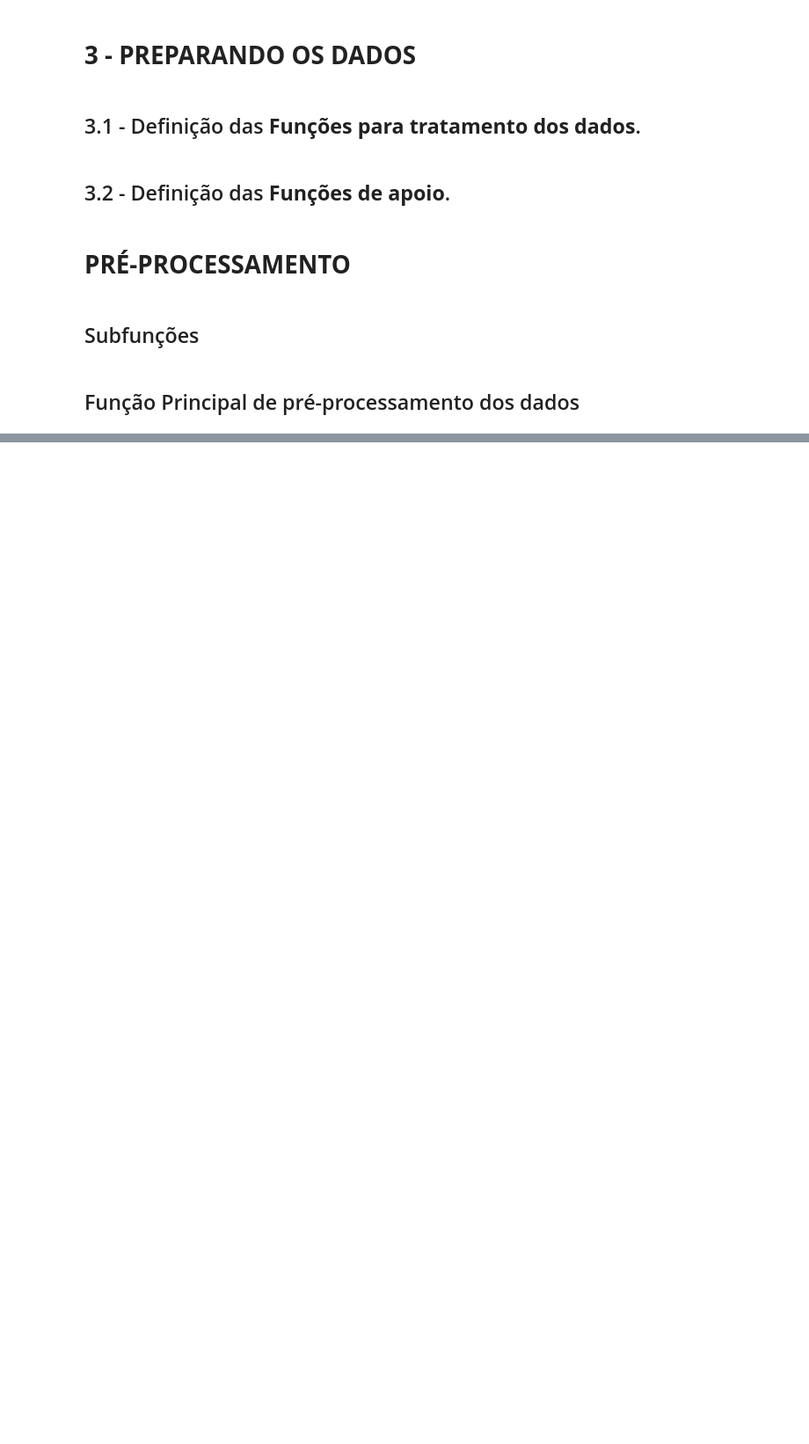
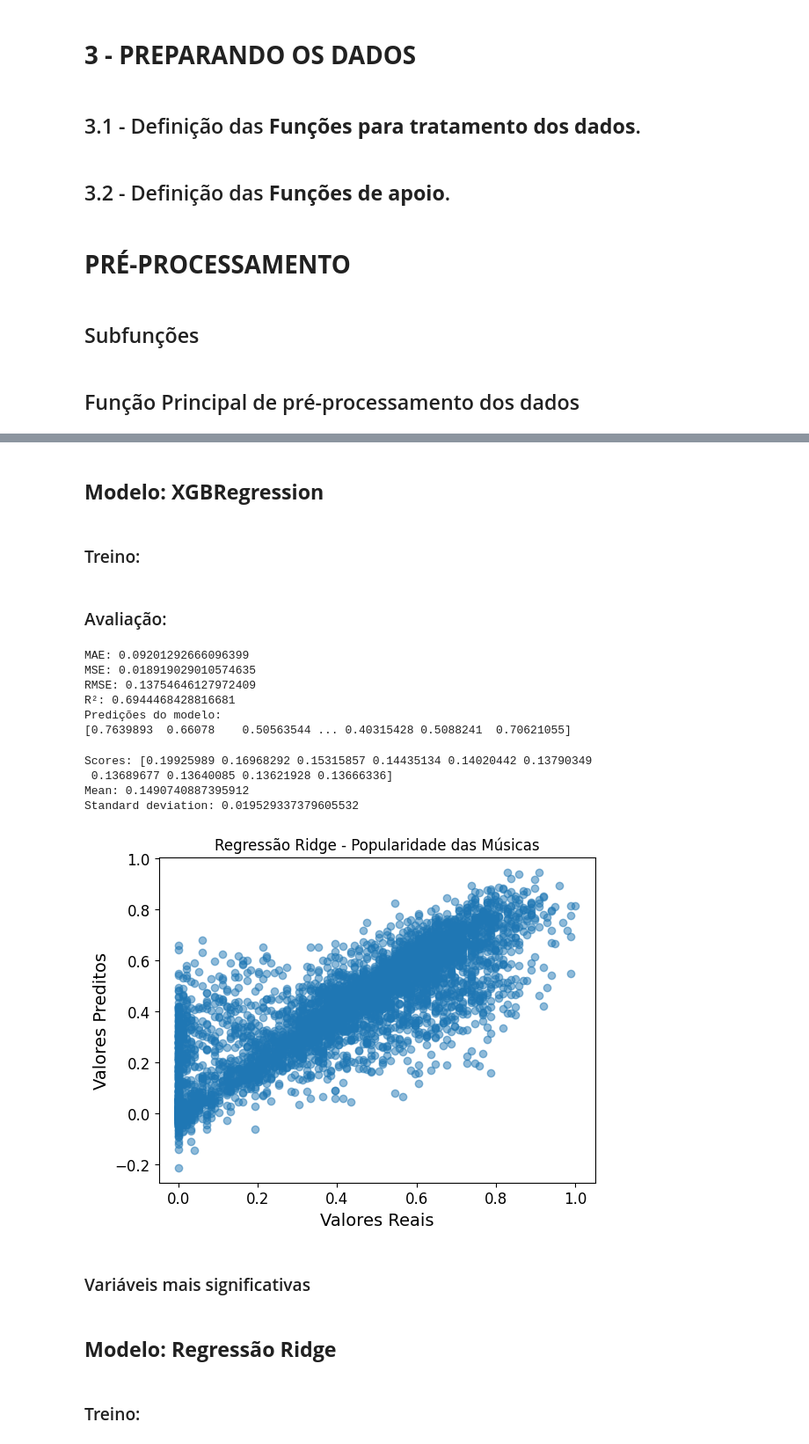
Before and after one commit to Lrs-mtos/song-popularity-ML, a Jupyter notebook: sp_experimental.ipynb, the cells around one changed output, grey strips where cells are left out. Shown: that part at 88% size. Cells and saved outputs as stored; diff of their text form; code cells hidden in the pictures; blank space fills up the shorter version.

```diff
--- a/sp_experimental.ipynb
+++ b/sp_experimental.ipynb
@@ -471,0 +766,38 @@ Top artistas: ['Billie Eilish', 'Khalid', 'Coldplay', 'Ed Sheeran', 'Kygo', 'Bru
+# %% [markdown]
+## **Modelo: XGBRegression**
+# %% [markdown]
+### Treino:
+# %%
+# Treinando modelo com conjunto de treino
+XGBRegressor_model = train_model(train_set_cp, 'xgbregressor')
+# %% [markdown]
+### Avaliação:
+# %%
+# SEM VALIDAÇÃO CRUZADA -> Usando o conjunto de validação
+evaluate_model_performance(validation_set_cp, XGBRegressor_model)
+# %% [output]
+MAE: 0.09201292666096399
+MSE: 0.018919029010574635
+RMSE: 0.13754646127972409
+R²: 0.6944468428816681
+Predições do modelo:
+[0.7639893  0.66078    0.50563544 ... 0.40315428 0.5088241  0.70621055]
+# %%
+# COM VALIDAÇÃO CRUZADA -> Usando o conjunto de validação
+cross_validation_xgb(validation_set_cp)
+# %% [output]
+Scores: [0.19925989 0.16968292 0.15315857 0.14435134 0.14020442 0.13790349
+ 0.13689677 0.13640085 0.13621928 0.13666336]
+Mean: 0.1490740887395912
+Standard deviation: 0.019529337379605532
+# %%
+# Visualizando dados: Previsão X Dados verdadeiros
+plot_predictions(validation_set_cp, XGBRegressor_model)
+# %% [output]
+[figure, added]
+# %% [markdown]
+### Variáveis mais significativas
+# %% [markdown]
+## **Modelo: Regressão Ridge**
+# %% [markdown]
+### Treino:
```
Also changed, not shown: parts of 38 cells of this notebook.
